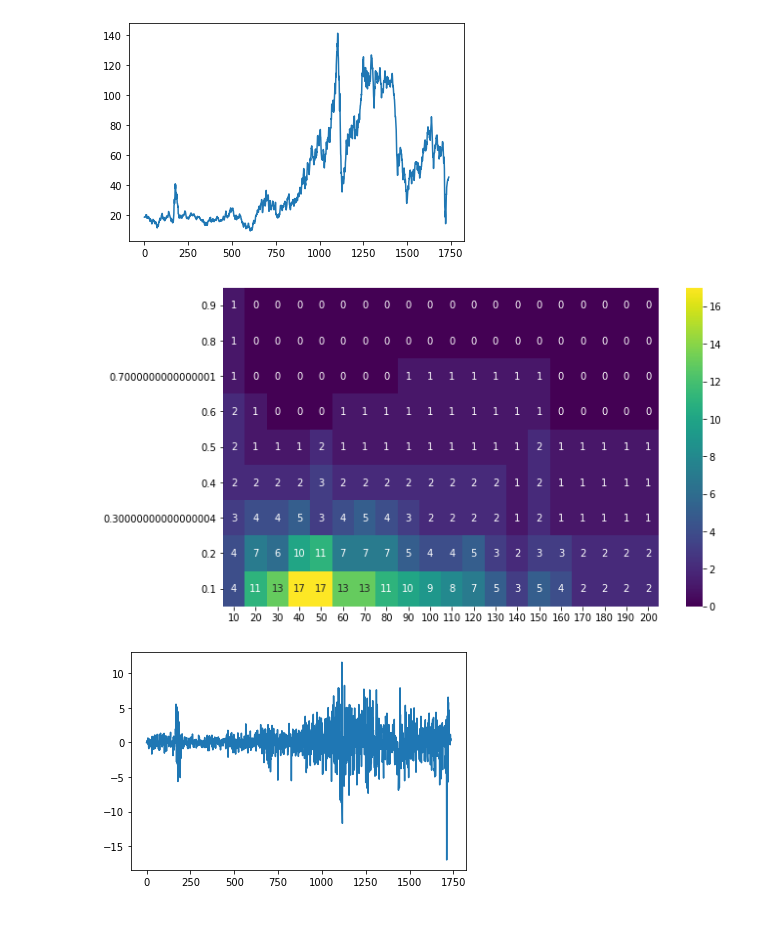
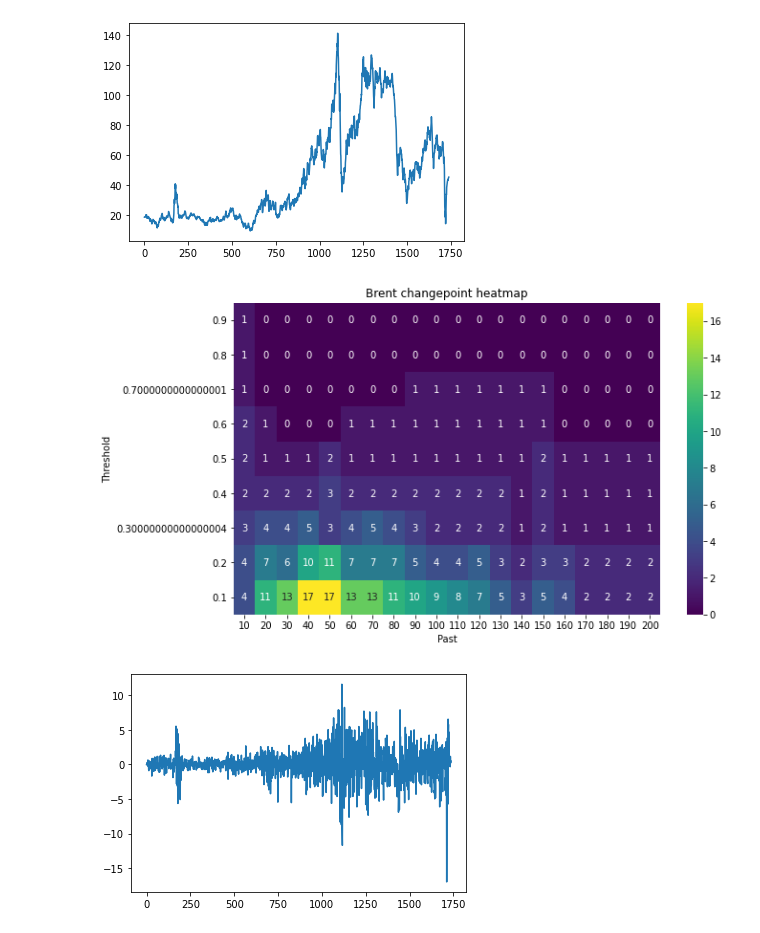
Before and after one commit to albertozurli/cl_timeseries, a Jupyter notebook: notebook/chp_analysis.ipynb, the cells around one changed output. Drawn from its saved outputs; the diff is of its cells as text; code cells hidden in the pictures.

```diff
--- a/notebook/chp_analysis.ipynb
+++ b/notebook/chp_analysis.ipynb
@@ -37,7 +37,7 @@ def compute_diff(data):
     diff = np.diff(data,axis=0)
     return diff.tolist()
 # %%
-def compute_heatmap(data):
+def compute_heatmap(data,title):
     th = np.arange(0.1,1,0.1)
     past = np.arange(10,210,10)
     matrix = np.zeros((len(th),len(past)))
@@ -50,9 +50,11 @@ def compute_heatmap(data):
     mat.columns = past
     mat.index = th
     plt.figure(figsize=(10, 6))
+    fig = sns.heatmap(mat.iloc[::-1],annot=True,cmap='viridis')
     plt.xlabel("Past")
     plt.ylabel("Threshold")
-    sns.heatmap(mat.iloc[::-1],annot=True,cmap='viridis')
+    plt.title(title)
+    plt.show(fig)
 # %%
 brent = read_csv("brent-monthly.csv")
 brent = np.array(brent).reshape(-1,1)
@@ -61,9 +63,9 @@ plt.show()
 # %% [output]
 [figure]
 # %%
-compute_heatmap(brent)
+compute_heatmap(brent,"Brent changepoint heatmap")
 # %% [output]
-[figure, old version]
+[figure, new version]
 # %%
 brent_diff = read_csv("brent-monthly.csv")
 brent_diff = np.array(brent_diff).reshape(-1,1)
```
Also changed, not shown: parts of 2 cells of this notebook, 6 other files.
